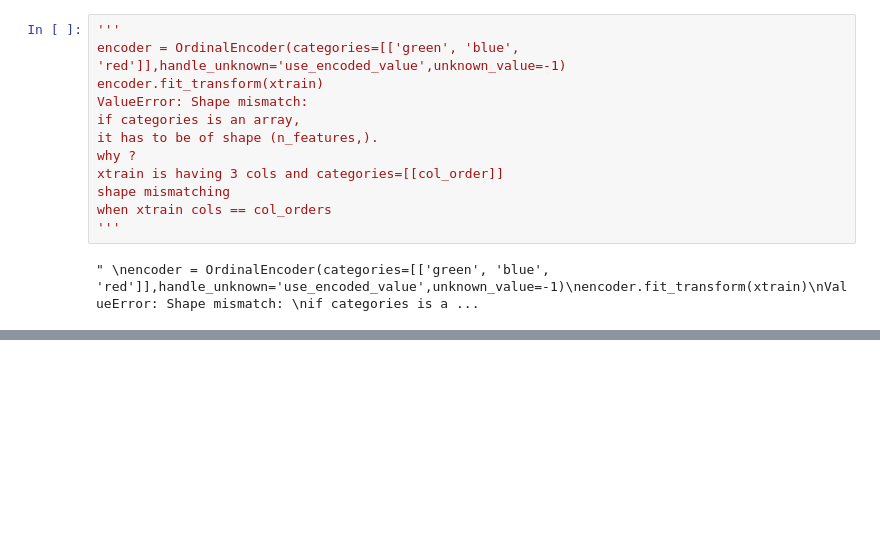
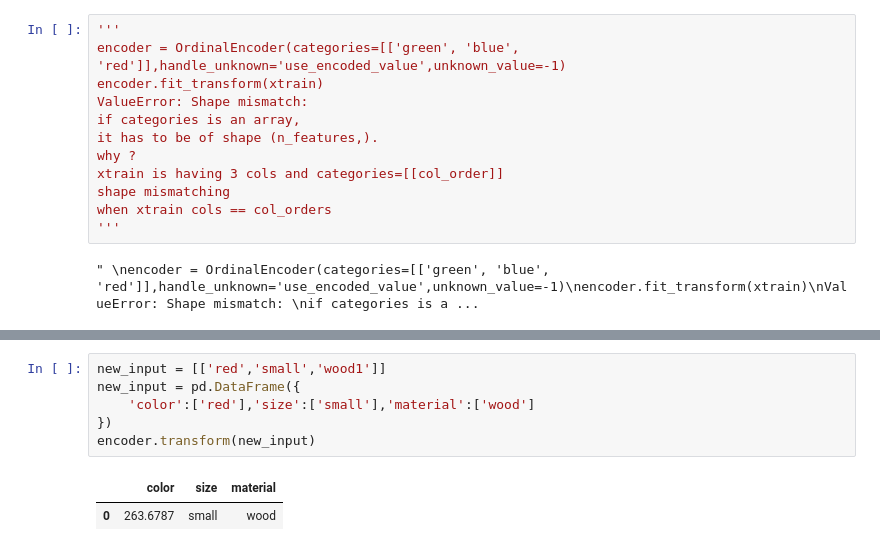
Before and after one commit to santhoshkumaroff/VTU, a Jupyter notebook: Encodings/encodings.ipynb, the cells around one changed output, grey strips where cells are left out. Cells and saved outputs as stored; diff of their text form; blank space fills up the shorter version.

```diff
--- a/Encodings/encodings.ipynb
+++ b/Encodings/encodings.ipynb
@@ -318,0 +387,9 @@ encoder = OrdinalEncoder(categories=[['green', 'blue', 'red']],handle_unknown='u
+# %%
+new_input = [['red','small','wood1']]
+new_input = pd.DataFrame({
+    'color':['red'],'size':['small'],'material':['wood']
+})
+encoder.transform(new_input)
+# %% [output]
+|  | color | size | material |
+| 0 | 263.6787 | small | wood |
```
Also changed, not shown: parts of 6 cells of this notebook, 2 other files.
